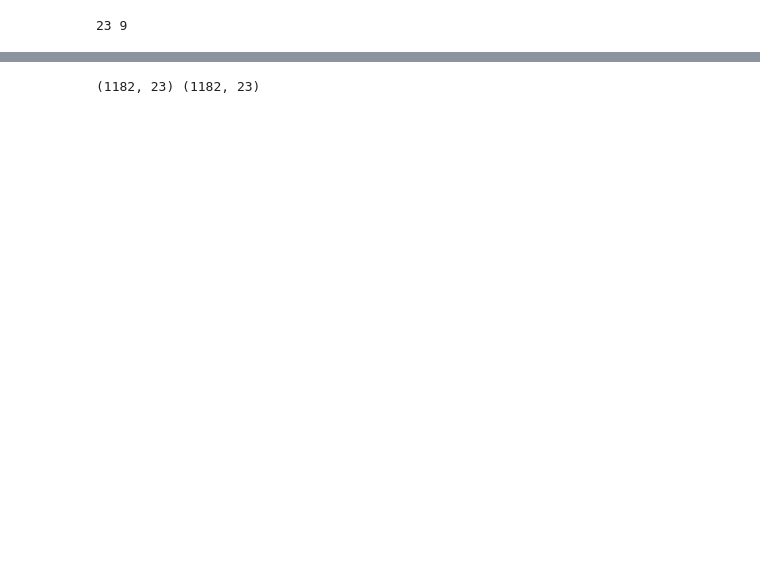
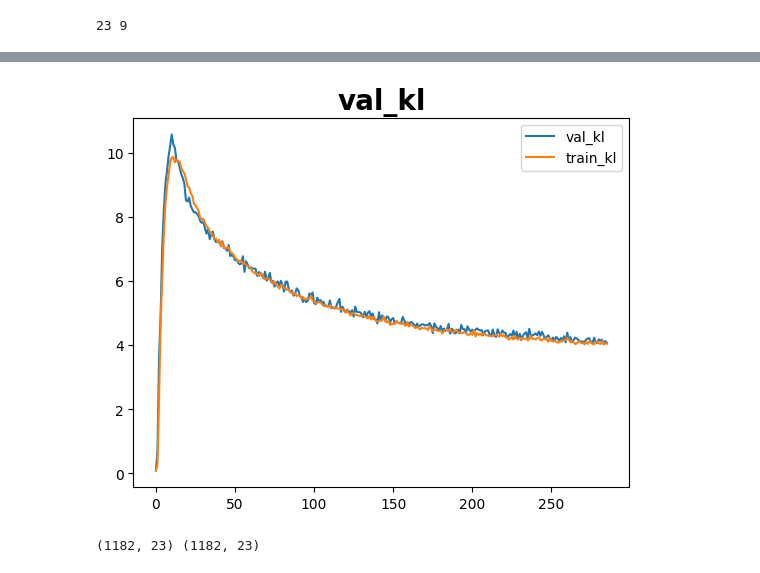
Before and after one commit to MINGYU-1/intern_practicing, a Jupyter notebook: epoch_loss4.ipynb, the cells around one changed output, grey strips where cells are left out. Cells and saved outputs as stored; diff of their text form; code cells hidden in the pictures; blank space fills up the shorter version.

```diff
--- a/epoch_loss4.ipynb
+++ b/epoch_loss4.ipynb
@@ -95,3 +119,11 @@ plt.show()
+# %%
+plt.plot(val_kl,label = 'val_kl')
+plt.plot(train_kl,label='train_kl')
+plt.legend()
+plt.title('val_kl',fontsize = 20, fontweight = 'bold')
+plt.show()
+# %% [output]
+[figure, added]
 # %%
 model.load_state_dict(early.best_state)
 model = model.to(device)
```
Also changed, not shown: parts of 9 cells of this notebook, 21 other files.
